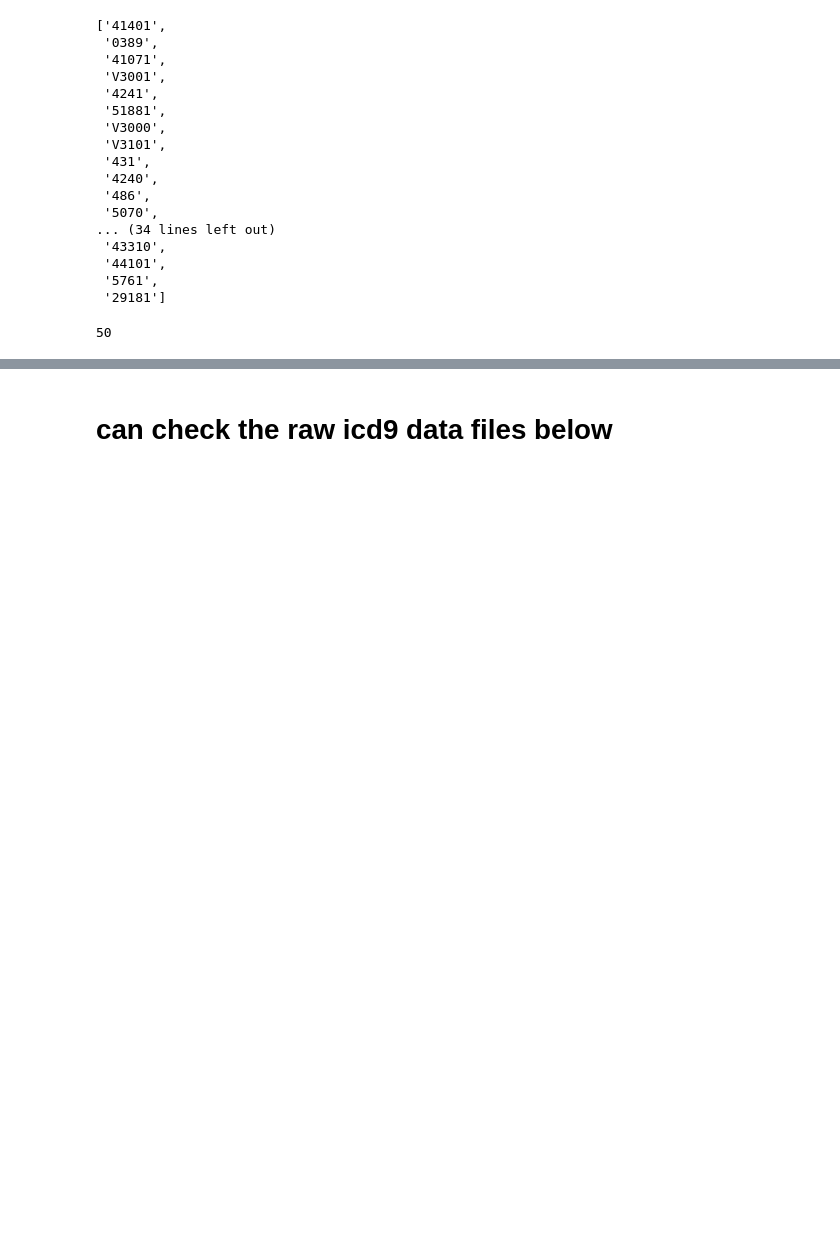
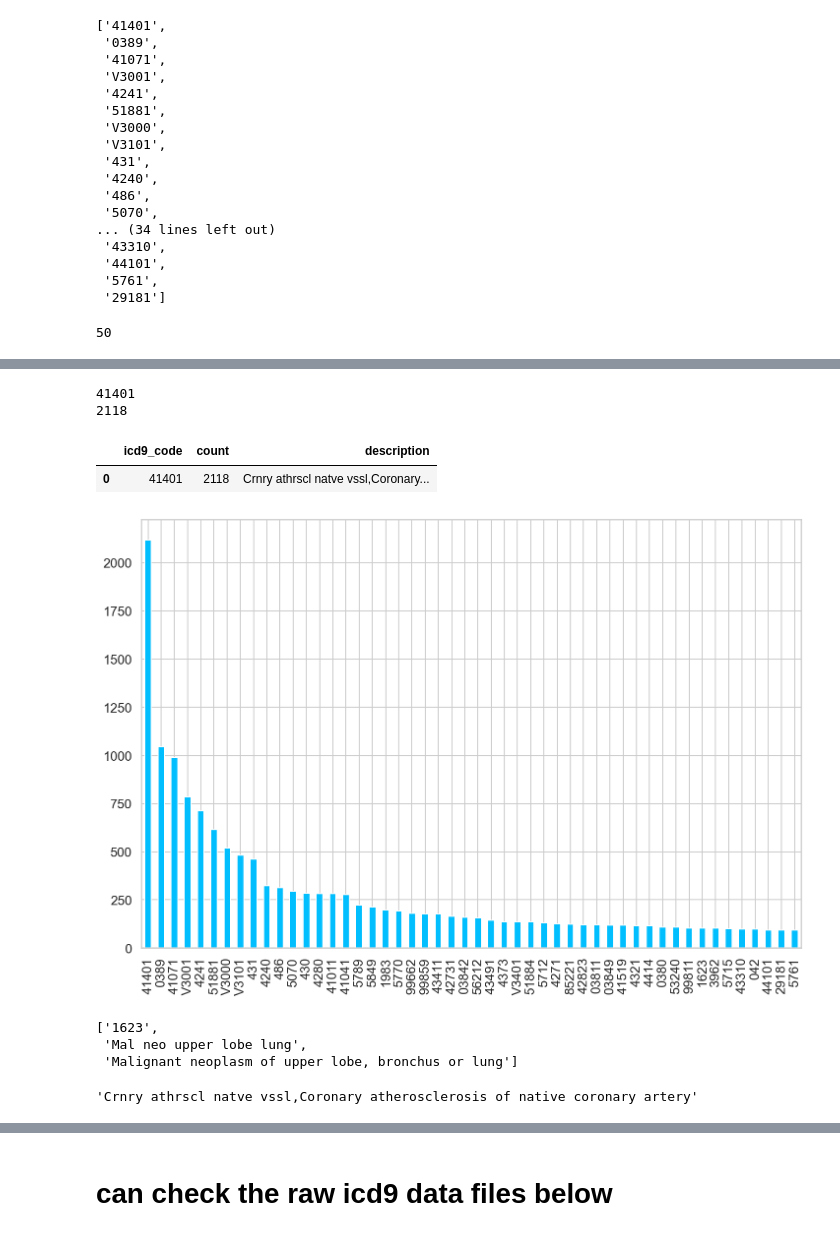
Before and after one commit to YiZhang025/Public_Prompt_Mimic_III, a Jupyter notebook: mimic-icd9-classification/clinical-longformer/classifier_pipeline/data_exploration.ipynb, the cells around one changed output, grey strips where cells are left out. Saved outputs shown, nothing was run; the diff lists cells and outputs as text; code cells hidden in the pictures; blank space fills up the shorter version.

```diff
--- a/mimic-icd9-classification/clinical-longformer/classifier_pipeline/data_exploration.ipynb
+++ b/mimic-icd9-classification/clinical-longformer/classifier_pipeline/data_exploration.ipynb
@@ -91,7 +114,52 @@ from icd9cms.icd9 import search
+# %%
+from tqdm import tqdm
+def get_topN_icd9_descriptions(data_path, icd9_col = "ICD9_CODE",n=50, save_path = "../data/intermediary-data/top_50_icd9/"):
+    '''
+    Function to ingest the mimic dataset with icd9 diagnosis codes, select the top N occurences, obtain the natural language descriptions, and combine into a dataframe
+
+    returns: dataframe containing icd9_code, counts, and descriptions - unique per row
+    '''
+    train_df = pd.read_csv(f"{data_path}", index_col = None)
+    top_n_icd9 = train_df[icd9_col].value_counts()[:n].index.tolist()
+    df = train_df[train_df[icd9_col].isin(top_50_icd9)]
+    icd9_value_counts = df[icd9_col].value_counts()
+    df['ICD9_CODE'].value_counts().plot(kind = 'bar')
+
+    combined_dicts = []
+    for code in tqdm(icd9_value_counts.keys()):
+
+
+        # get icd9 description
+        icd9_description = (",").join(str(search(code)).split(":")[1:3])
+
+
+        combined_dicts.append({"icd9_code":code,"count":icd9_value_counts[code], "description":icd9_description})
+
+    # combine into a dataframe
+    final_df = pd.DataFrame(combined_dicts)
+
+    # save to file
+    if save_path is not None:
+        final_df.to_csv(f"{save_path}", index_col = None)
+    return final_df
+# %%
+get_topN_icd9_descriptions(data_path=f"{data_dir}/notes2diagnosis-icd-train.csv")
+# %% [output]
+41401
+2118
+|  | icd9_code | count | description |
+| 0 | 41401 | 2118 | Crnry athrscl natve vssl,Coronary... |
+[figure, added]
 # %%
-def get_icd9_descriptions(icd9_codes):
-
-    return [search(code) for code in icd9_codes]
+ [str(search(code)) for code in top_50_icd9][42].split(":")
+# %% [output]
+['1623',
+ 'Mal neo upper lobe lung',
+ 'Malignant neoplasm of upper lobe, bronchus or lung']
+# %%
+(",").join(str(search('41401')).split(":")[1:3])
+# %% [output]
+'Crnry athrscl natve vssl,Coronary atherosclerosis of native coronary artery'
 # %%
 get_icd9_descriptions(top_50_icd9)
 # %% [output]
```
Also changed, not shown: parts of 7 cells of this notebook.
